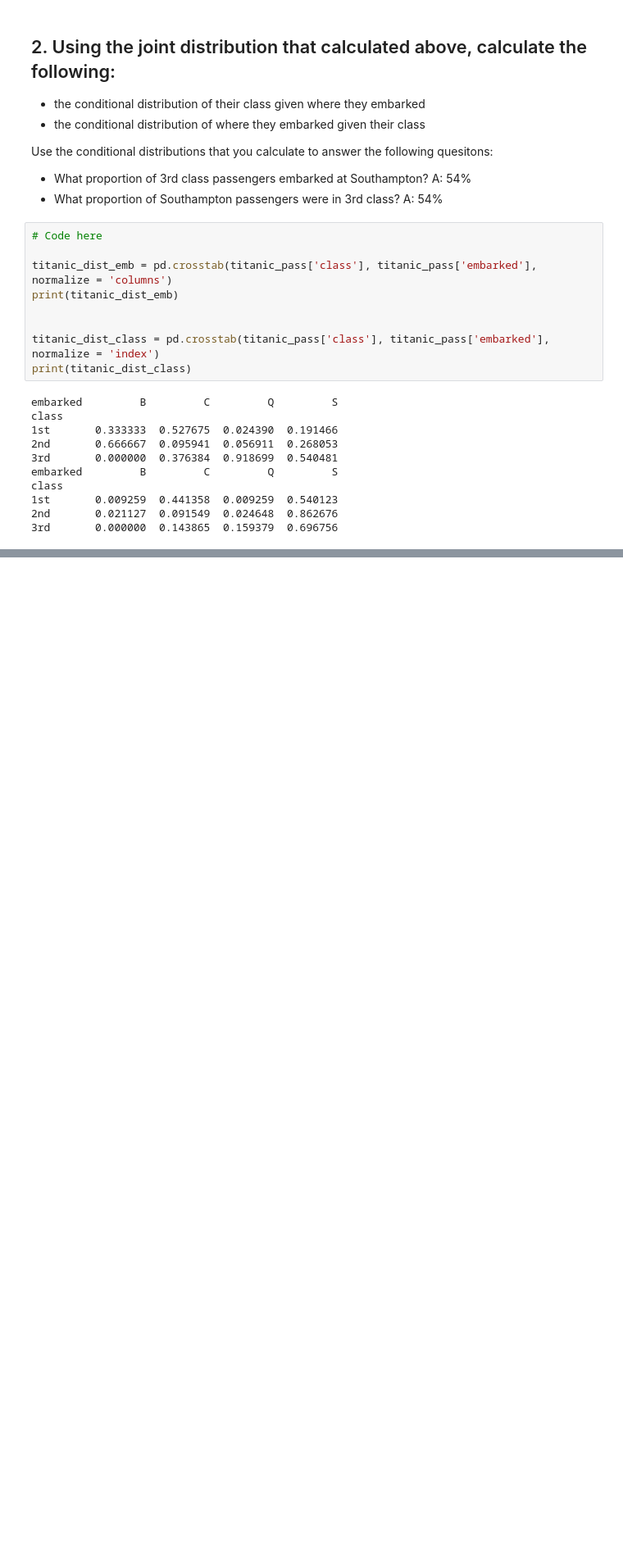
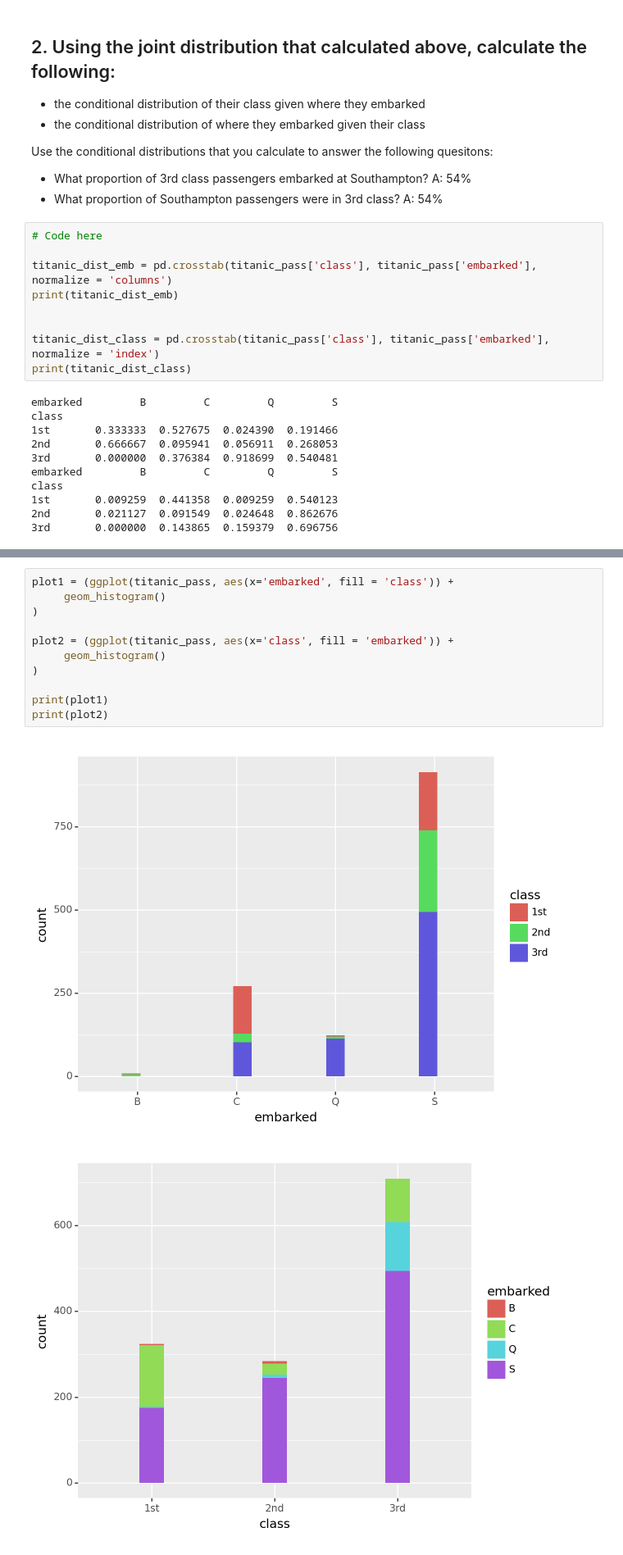
Before and after one commit to jaaktuu/Activity_2.1, a Jupyter notebook: Titanic_Wrangling.ipynb, the cells around one changed output, grey strips where cells are left out. Shown at 82% size. Cells and saved outputs as stored; diff of their text form; blank space fills up the shorter version.

```diff
--- a/Titanic_Wrangling.ipynb
+++ b/Titanic_Wrangling.ipynb
@@ -79,0 +83,14 @@ Discuss the pros and cons of using this visualization versus the distributions y
+# %%
+plot1 = (ggplot(titanic_pass, aes(x='embarked', fill = 'class')) +
+     geom_histogram()
+)
+
+plot2 = (ggplot(titanic_pass, aes(x='class', fill = 'embarked')) +
+     geom_histogram()
+)
+
+print(plot1)
+print(plot2)
+# %% [output]
+[figure, added]
+[figure, added]
```
Also changed, not shown: parts of 4 cells of this notebook.
